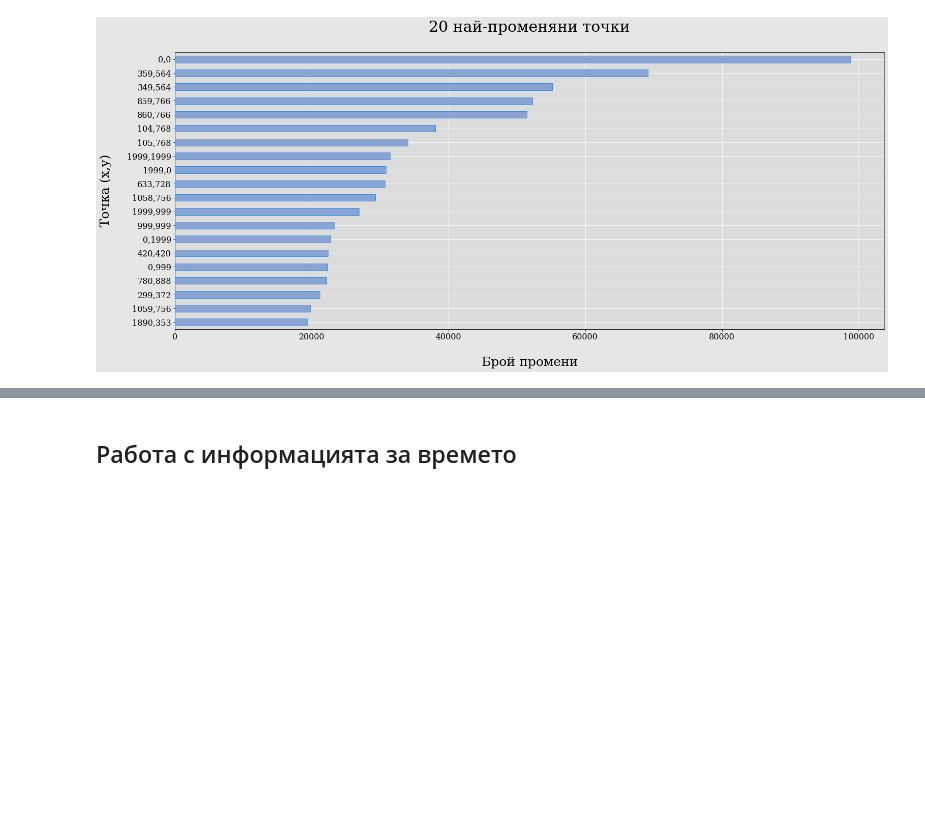
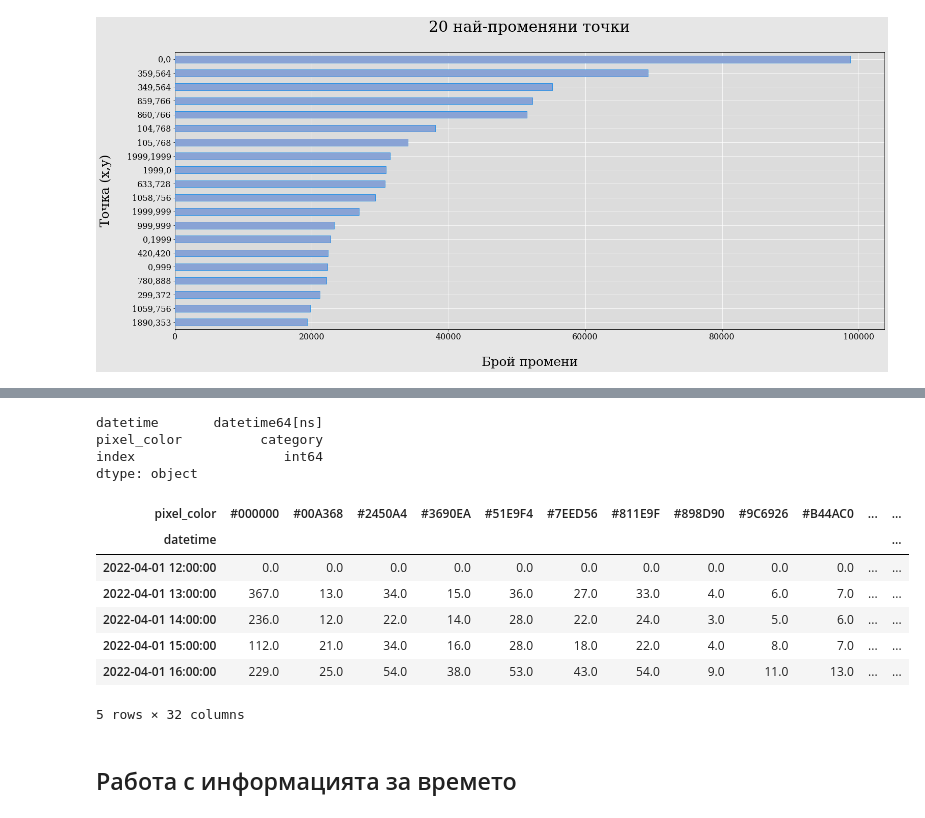
Before and after one commit to Denis-Iv/Analyzing-Social-Experiment, a Jupyter notebook: visualize_data.ipynb, the cells around one changed output, grey strips where cells are left out. Cells and saved outputs as stored; diff of their text form; code cells hidden in the pictures; blank space fills up the shorter version.

Commit message:
Add table of moderated locations

```diff
--- a/visualize_data.ipynb
+++ b/visualize_data.ipynb
@@ -220,0 +221,10 @@ fig.savefig(f'output\\plot_coordinates-{now}.png')
+# %%
+def parse_timestamp(timestamp, date_format):
+    timestamp /= 1000
+    timestamp = int(timestamp)
+    timestamp += 1648806250
+
+    dt = datetime.fromtimestamp(timestamp).strftime(date_format)
+    dt = datetime.strptime(dt, date_format)
+
+    return dt
@@ -220,0 +264,6 @@ fig.savefig(f'output\\plot_coordinates-{now}.png')
+# %%
+ddf_00 = ddf_main.copy()
+ddf_00 = ddf_00[ddf_00['coordinate'] == '0,0']
+ddf_00 = ddf_00.drop('coordinate', axis=1)
+
+ddf_00.head()
@@ -220,0 +277,6 @@ fig.savefig(f'output\\plot_coordinates-{now}.png')
+# %%
+ddf_00['index'] = ddf_00.reset_index().index
+ddf_00['timestamp'] = ddf_00.apply(lambda x: parse_timestamp(x['timestamp'], '%Y-%m-%d %H'), axis=1, meta=(None, 'datetime64[ns]'))
+ddf_00 = ddf_00.rename(columns={'timestamp': 'datetime'})
+
+ddf_00.head()
@@ -221,3 +290,26 @@ fig.savefig(f'output\\plot_coordinates-{now}.png')
+# %%
+ddf_00['pixel_color'] = ddf_00['pixel_color'].astype('category')
+ddf_00['pixel_color'] = ddf_00.pixel_color.cat.as_known()
+
+ddf_00.dtypes
+# %% [output]
+datetime       datetime64[ns]
+pixel_color          category
+index                   int64
+dtype: object
+# %%
+ddf00_pivoted = ddf_00.pivot_table(index='datetime', columns='pixel_color', values='pixel_color', aggfunc='count')
+
+ddf00_pivoted.head()
+# %% [output]
+| pixel_color | #000000 | #00A368 | #2450A4 | #3690EA | #51E9F4 | #7EED56 | #811E9F | #898D90 | #9C6926 | #B44AC0 | ... | ... |
+| datetime |  |  |  |  |  |  |  |  |  |  |  | ... |
+| 2022-04-01 12:00:00 | 0.0 | 0.0 | 0.0 | 0.0 | 0.0 | 0.0 | 0.0 | 0.0 | 0.0 | 0.0 | ... | ... |
+| 2022-04-01 13:00:00 | 367.0 | 13.0 | 34.0 | 15.0 | 36.0 | 27.0 | 33.0 | 4.0 | 6.0 | 7.0 | ... | ... |
+| 2022-04-01 14:00:00 | 236.0 | 12.0 | 22.0 | 14.0 | 28.0 | 22.0 | 24.0 | 3.0 | 5.0 | 6.0 | ... | ... |
+| 2022-04-01 15:00:00 | 112.0 | 21.0 | 34.0 | 16.0 | 28.0 | 18.0 | 22.0 | 4.0 | 8.0 | 7.0 | ... | ... |
+| 2022-04-01 16:00:00 | 229.0 | 25.0 | 54.0 | 38.0 | 53.0 | 43.0 | 54.0 | 9.0 | 11.0 | 13.0 | ... | ... |
+5 rows × 32 columns
 # %% [markdown]
 ## Работа с информацията за времето
 # %%
```
Also changed, not shown: parts of 15 cells of this notebook.
